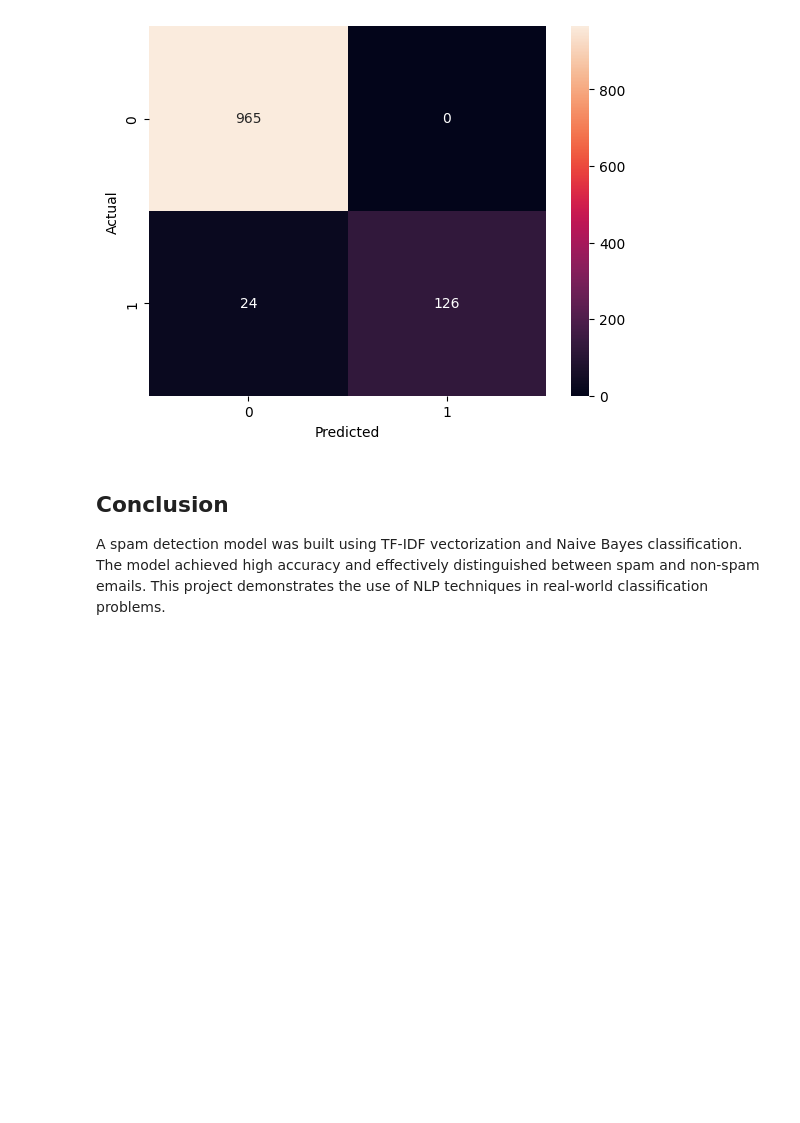
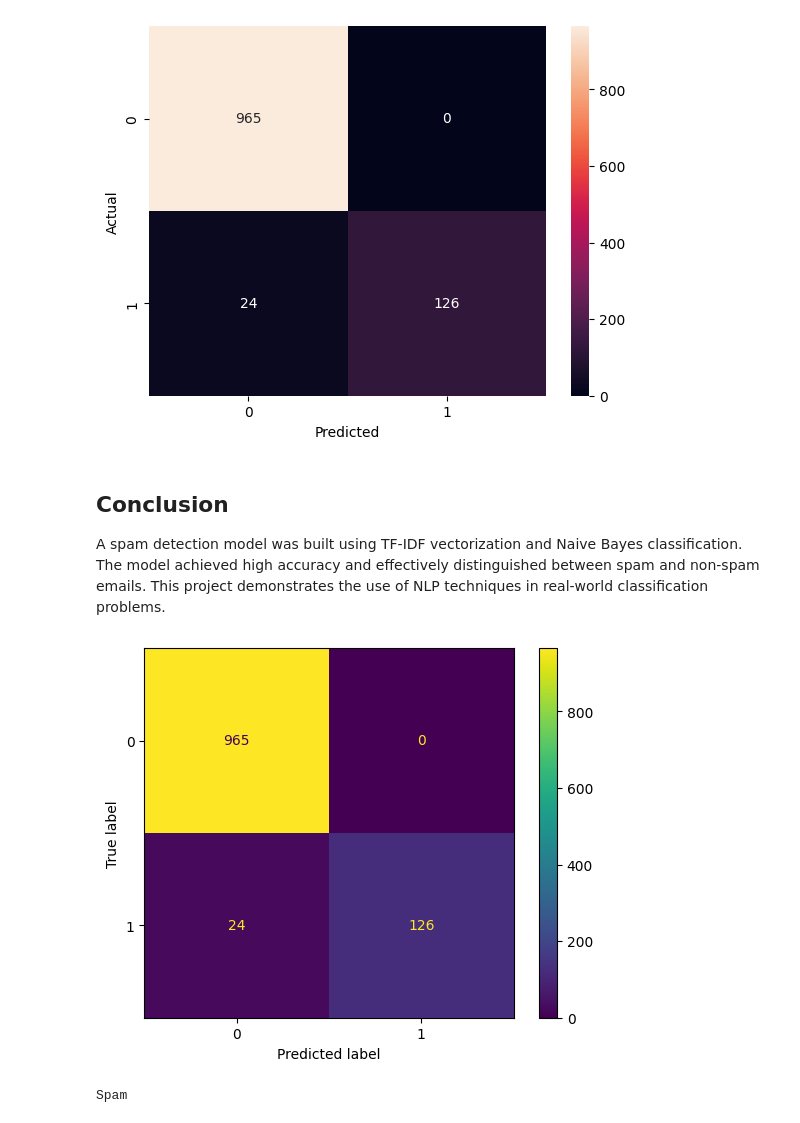
Before and after one commit to PatelNik8/OIBSIP, a Jupyter notebook: notebooks/task4_email_spam_detection.ipynb, the cells around one changed output. Saved outputs shown, nothing was run; the diff lists cells and outputs as text; code cells hidden in the pictures; blank space fills up the shorter version.

Commit message:
Add confusion matrix for model mistakes & Try real message test in Task4

```diff
--- a/notebooks/task4_email_spam_detection.ipynb
+++ b/notebooks/task4_email_spam_detection.ipynb
@@ -97,3 +97,23 @@ A spam detection model was built using TF-IDF vectorization and Naive Bayes
 classification. The model achieved high accuracy and effectively distinguished
 between spam and non-spam emails. This project demonstrates the use of NLP
 techniques in real-world classification problems.
+# %%
+# Confusion matrix for which model makes mistake
+
+from sklearn.metrics import confusion_matrix, ConfusionMatrixDisplay
+
+cm = confusion_matrix(y_test, y_pred)
+disp = ConfusionMatrixDisplay(confusion_matrix=cm)
+disp.plot()
+plt.show()
+# %% [output]
+[figure, added]
+# %%
+# “Real Message Test” Cell
+sample = ["Congratulations! You have won a free prize. Click now!"]
+sample_vec = vectorizer.transform(sample)
+prediction = model.predict(sample_vec)
+
+print("Spam" if prediction[0] == 1 else "Not Spam")
+# %% [output]
+Spam
```
